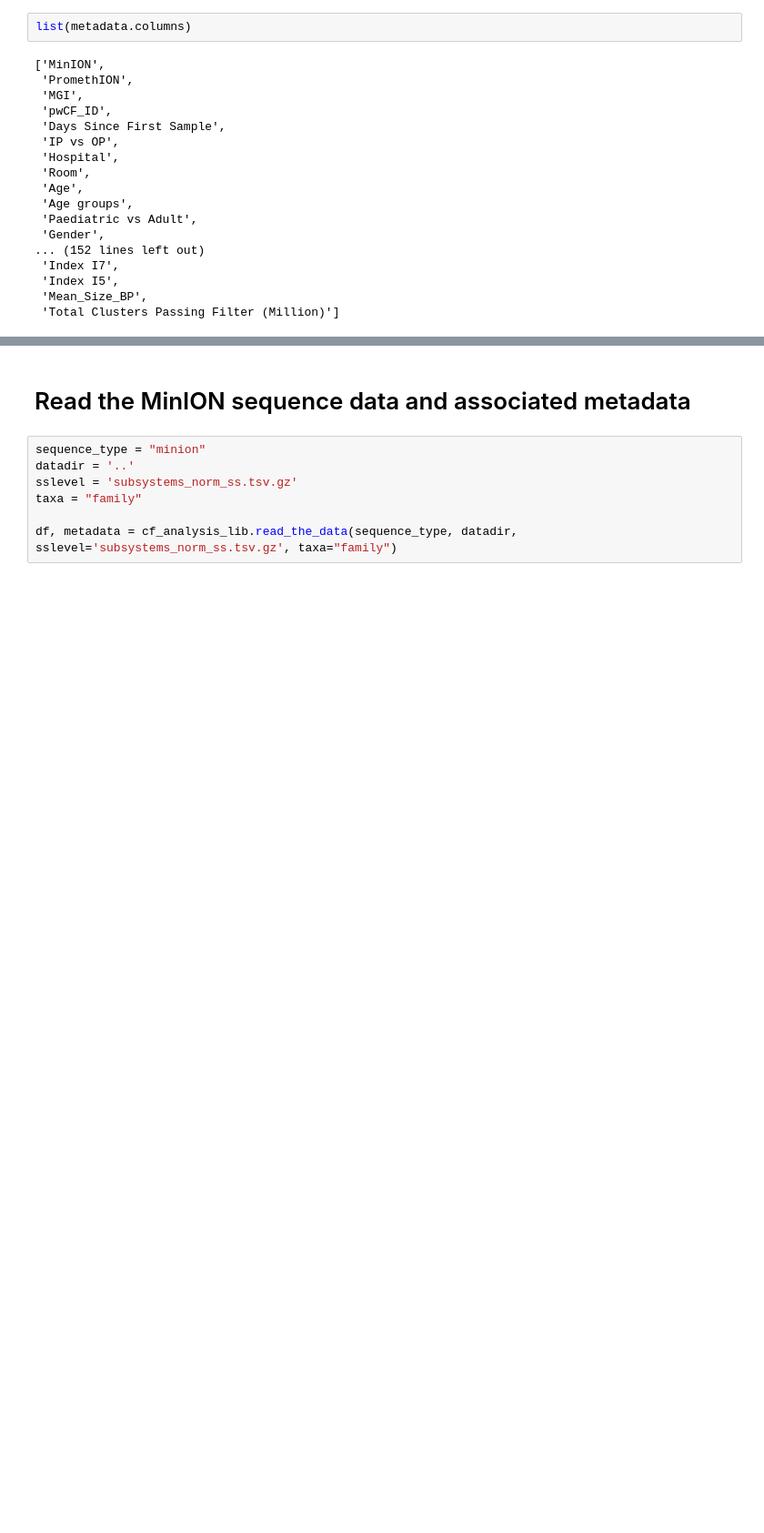
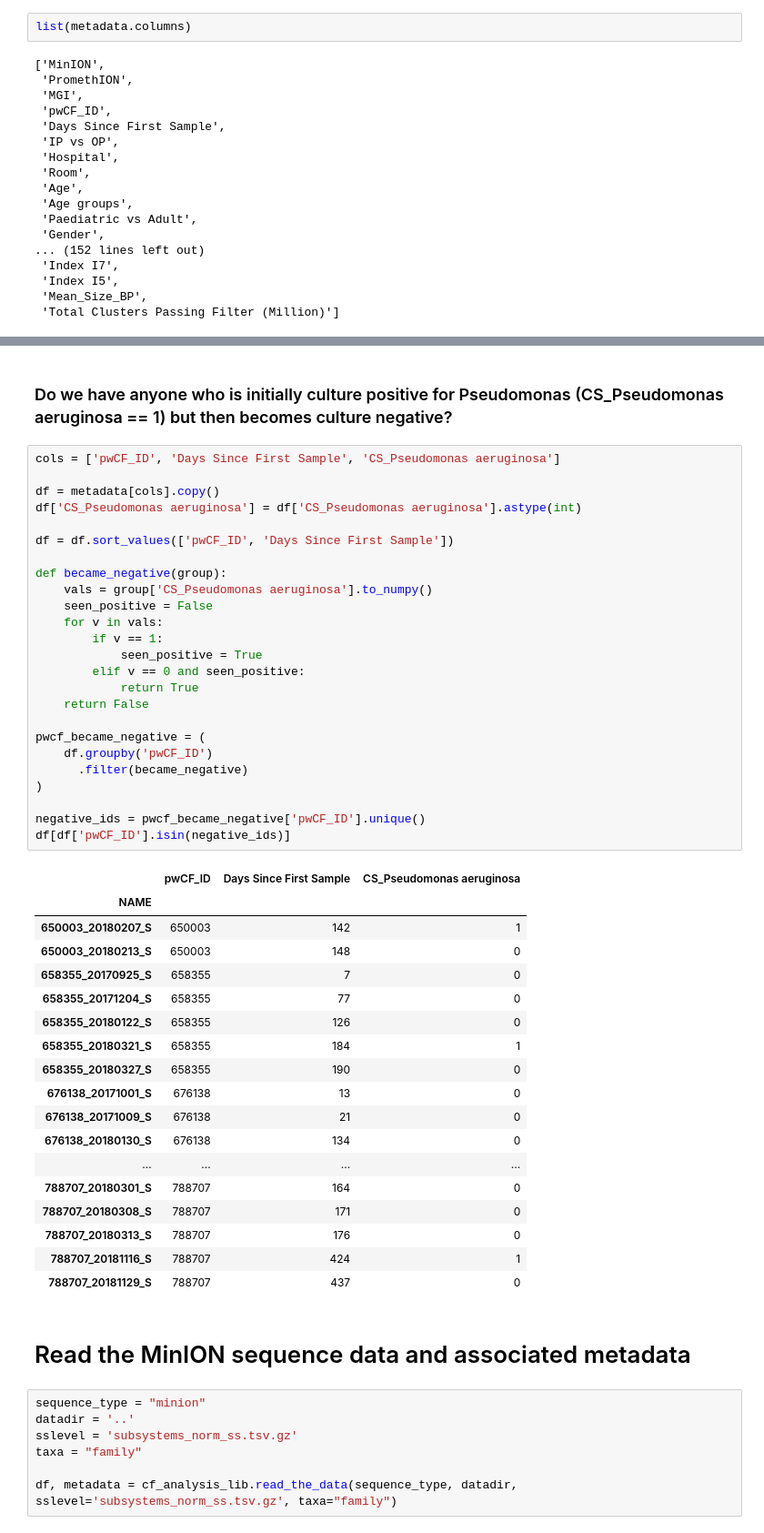
Before and after one commit to linsalrob/CF_Data_Analysis, a Jupyter notebook: Jupyter/Metadata.ipynb, the cells around one changed output, grey strips where cells are left out. Shown at 91% size. Drawn from its saved outputs; the diff is of its cells as text; blank space fills up the shorter version.

```diff
--- a/Jupyter/Metadata.ipynb
+++ b/Jupyter/Metadata.ipynb
@@ -126,3 +143,49 @@ list(metadata.columns)
+# %% [markdown]
+### Do we have anyone who is initially culture positive for Pseudomonas (CS_Pseudomonas aeruginosa == 1) but then becomes culture negative?
+# %%
+cols = ['pwCF_ID', 'Days Since First Sample', 'CS_Pseudomonas aeruginosa']
+
+df = metadata[cols].copy()
+df['CS_Pseudomonas aeruginosa'] = df['CS_Pseudomonas aeruginosa'].astype(int)
+
+df = df.sort_values(['pwCF_ID', 'Days Since First Sample'])
+
+def became_negative(group):
+    vals = group['CS_Pseudomonas aeruginosa'].to_numpy()
+    seen_positive = False
+    for v in vals:
+        if v == 1:
+            seen_positive = True
+        elif v == 0 and seen_positive:
+            return True
+    return False
+
+pwcf_became_negative = (
+    df.groupby('pwCF_ID')
+      .filter(became_negative)
+)
+
+negative_ids = pwcf_became_negative['pwCF_ID'].unique()
+df[df['pwCF_ID'].isin(negative_ids)]
+# %% [output]
+|  | pwCF_ID | Days Since First Sample | CS_Pseudomonas aeruginosa |
+| NAME |  |  |  |
+| 650003_20180207_S | 650003 | 142 | 1 |
+| 650003_20180213_S | 650003 | 148 | 0 |
+| 658355_20170925_S | 658355 | 7 | 0 |
+| 658355_20171204_S | 658355 | 77 | 0 |
+| 658355_20180122_S | 658355 | 126 | 0 |
+| 658355_20180321_S | 658355 | 184 | 1 |
+| 658355_20180327_S | 658355 | 190 | 0 |
+| 676138_20171001_S | 676138 | 13 | 0 |
+| 676138_20171009_S | 676138 | 21 | 0 |
+| 676138_20180130_S | 676138 | 134 | 0 |
+| ... | ... | ... | ... |
+| 788707_20180301_S | 788707 | 164 | 0 |
+| 788707_20180308_S | 788707 | 171 | 0 |
+| 788707_20180313_S | 788707 | 176 | 0 |
+| 788707_20181116_S | 788707 | 424 | 1 |
+| 788707_20181129_S | 788707 | 437 | 0 |
 # %% [markdown]
 # Read the MinION sequence data and associated metadata
 # %%
```
Also changed, not shown: parts of 2 cells of this notebook, 3 other files.
